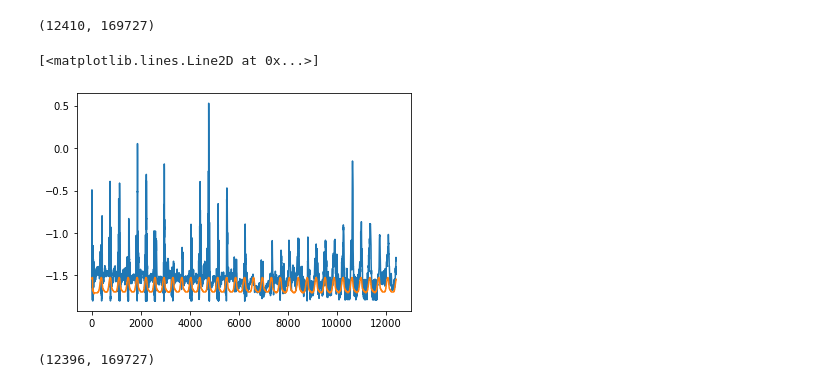
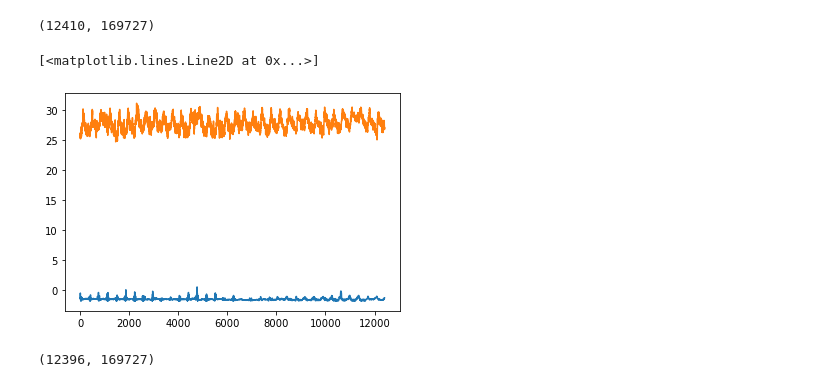
Before and after one commit to Willett-Group/transformer, a Jupyter notebook: AE_experiments-2.ipynb, the cells around one changed output. Saved outputs shown, nothing was run; the diff lists cells and outputs as text; code cells hidden in the pictures.

```diff
--- a/AE_experiments-2.ipynb
+++ b/AE_experiments-2.ipynb
@@ -96,10 +99,10 @@ sst_all_years.shape
 (12410, 169727)
 # %%
 plt.plot(sst_all_years[:,0])
-plt.plot(sst_all_years[:,100])
+plt.plot(sst_all_years[:,100000])
 # %% [output]
 [<matplotlib.lines.Line2D at 0x...>]
-[figure, old version]
+[figure, new version]
 # %%
 avg_window = 14
 sst_movavg = []
```
Also changed, not shown: parts of 32 cells of this notebook, 2 other files.
